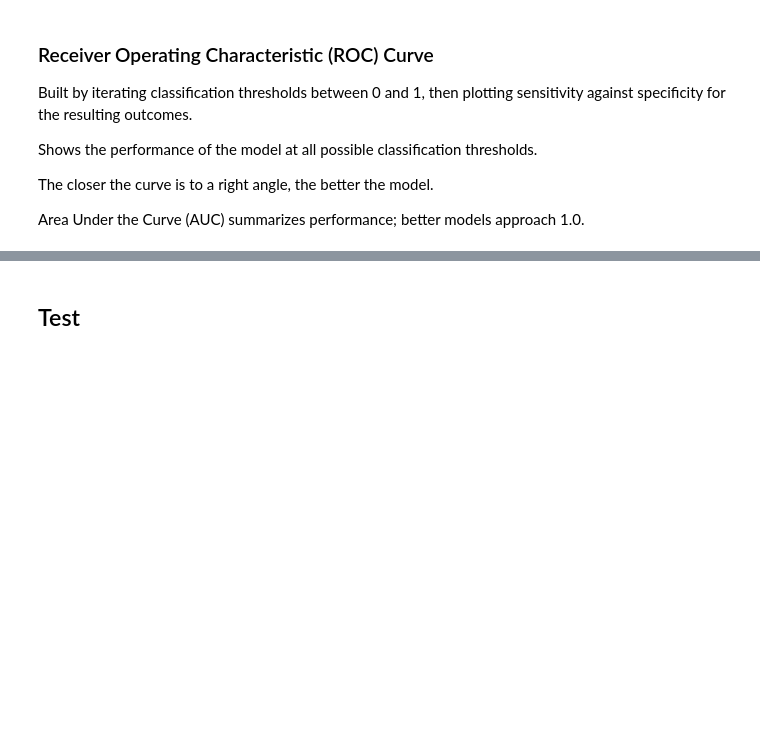
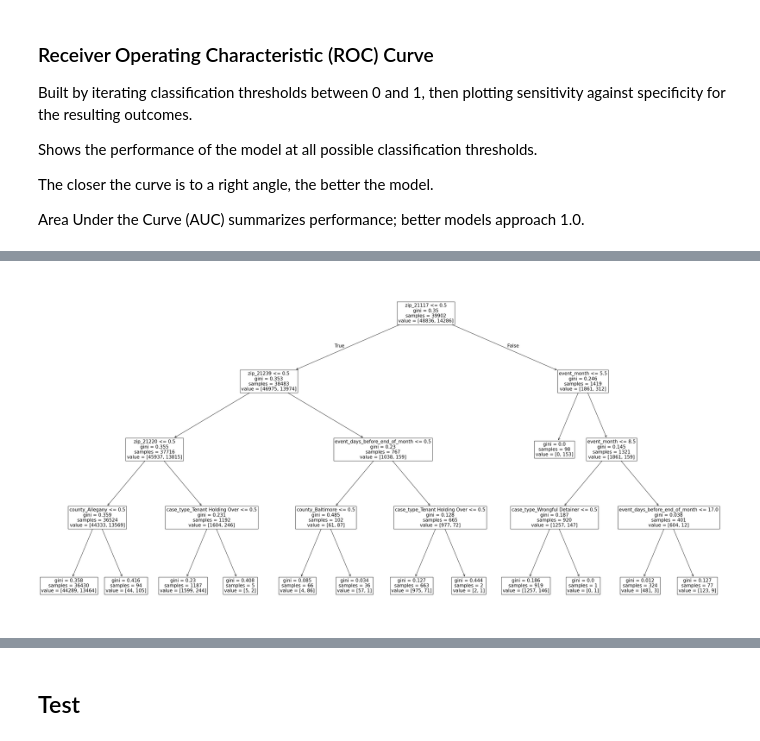
Before and after one commit to stg12793/ursp688y_sp2025, a Jupyter notebook: demos/demo12/demo12_live.ipynb, the cells around one changed output, grey strips where cells are left out. Cells and saved outputs as stored; diff of their text form; code cells hidden in the pictures; blank space fills up the shorter version.

```diff
--- a/demos/demo12/demo12_live.ipynb
+++ b/demos/demo12/demo12_live.ipynb
@@ -62,2 +103,4 @@ df.CaseType.value_counts()
+# %%
+df = df.copy()
 # %%
 df.CaseType = df.CaseType.replace('Breach Of Lease', 'Breach of Lease')
@@ -553,7 +616,7 @@ len(X_test)
 ## Train
 # %%
 # Initialize the model object
-logreg = LogisticRegression(random_state=1, max_iter=100)
+logreg = LogisticRegression(random_state=1, max_iter=1000)
 
 # Estimate/fit the model
 logreg.fit(X_train, y_train)
@@ -636,15 +716,17 @@ A collection of (many, many) decision trees
 # %%
 # Initialize the random forest classifer object
 rf = RandomForestClassifier(n_estimators = 50, random_state = 1, n_jobs=-1, max_depth=4)
 
 # Fit the model based on training data
 rf.fit(X_train, y_train)
 
 # Visualize the first estimator/tree
-e = rf.estimators_[0]
+e = rf.estimators_[2]
 
 fig, ax = plt.subplots(figsize=(40,20))
 _ = tree.plot_tree(e, feature_names = X_train.columns, fontsize=15, ax = ax)
+# %% [output]
+[figure, added]
 # %%
 ## Now let's allow the depth of decision trees to be unlimited
 ## (Nodes are expanded until each leaf contains one observation)
```
Also changed, not shown: parts of 26 cells of this notebook.
